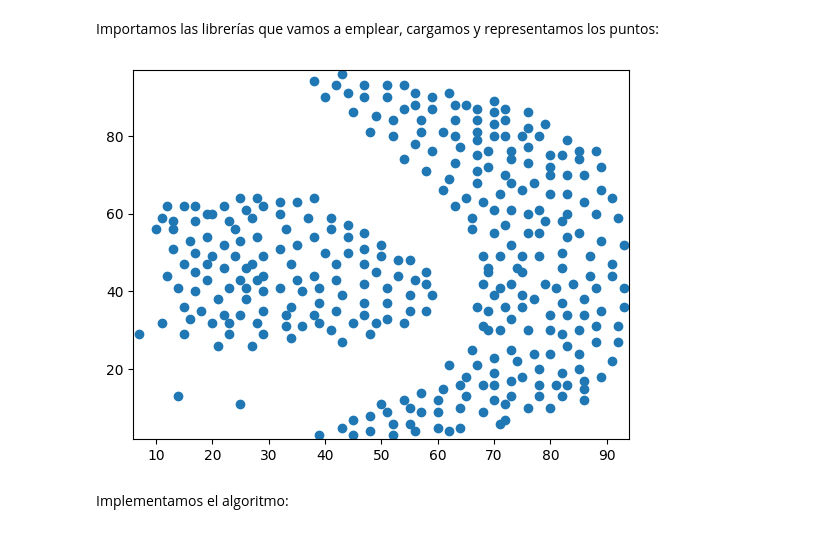
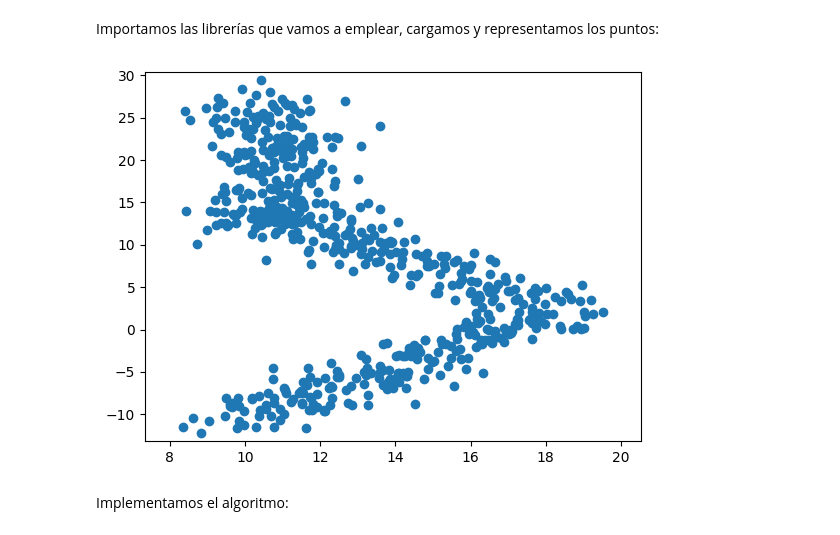
Before and after one commit to Vaalar/Free-Floating-Clustering-Optimization, a Jupyter notebook: Clustering/K-means++ Algorithm Calinski-Harabasz Index With Prediction And Random Movement copy.ipynb, the cells around one changed output. Cells and saved outputs as stored; diff of their text form; code cells hidden in the pictures.

Commit message:
Dataset changed.

```diff
--- a/Clustering/K-means++ Algorithm Calinski-Harabasz Index With Prediction And Random Movement copy.ipynb
+++ b/Clustering/K-means++ Algorithm Calinski-Harabasz Index With Prediction And Random Movement copy.ipynb
@@ -7,29 +7,29 @@ Importamos las librerías que vamos a emplear, cargamos y representamos los punt
 # %%
 import matplotlib.pyplot as plt
 import random
 import math
 from sklearn import metrics
 
-with open("Datasets/a.csv") as input_file:
+with open("Datasets/dataset1.csv") as input_file:
     input_values = input_file.read()
 
 x = [] # Lista de valores x
 y = [] # Lista de valores y
 point_class = [] # Lista de valores de los puntos
 input_offset = 3
 input_values = input_values.splitlines()[1 :: ]
 for point in input_values:
     splitted_point = point.split(",")
     x.append(float(splitted_point[0]))
     y.append(float(splitted_point[1]))
     point_class.append(float(splitted_point[2]))
 
 plt.ylim(min(y) - 1, max(y) + 1)
 plt.xlim(min(x) - 1, max(x) + 1)
 plt.scatter(x, y)
 plt.show()
 # %% [output]
-[figure, old version]
+[figure, new version]
 # %% [markdown]
 Implementamos el algoritmo:
 # %%
```
Also changed, not shown: parts of 1 cell of this notebook, 1 other file.
